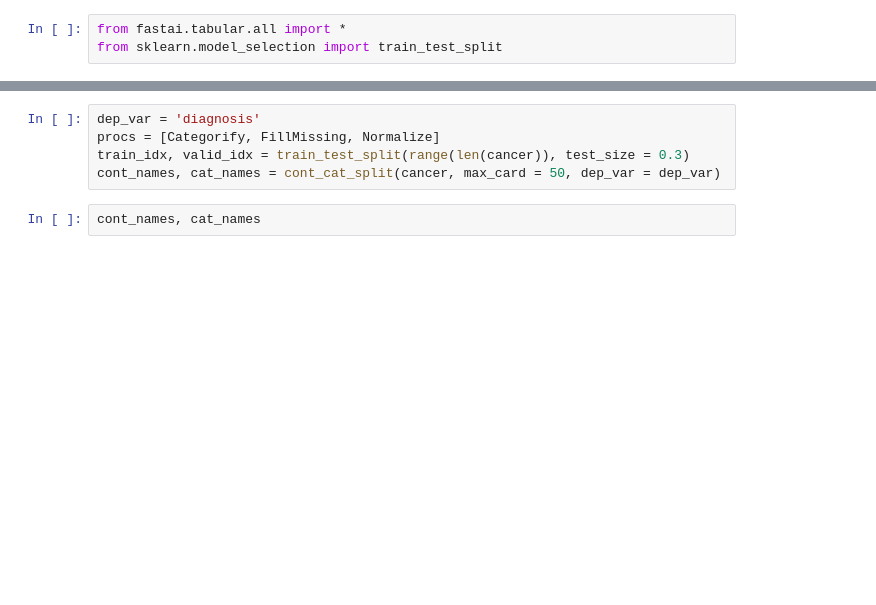
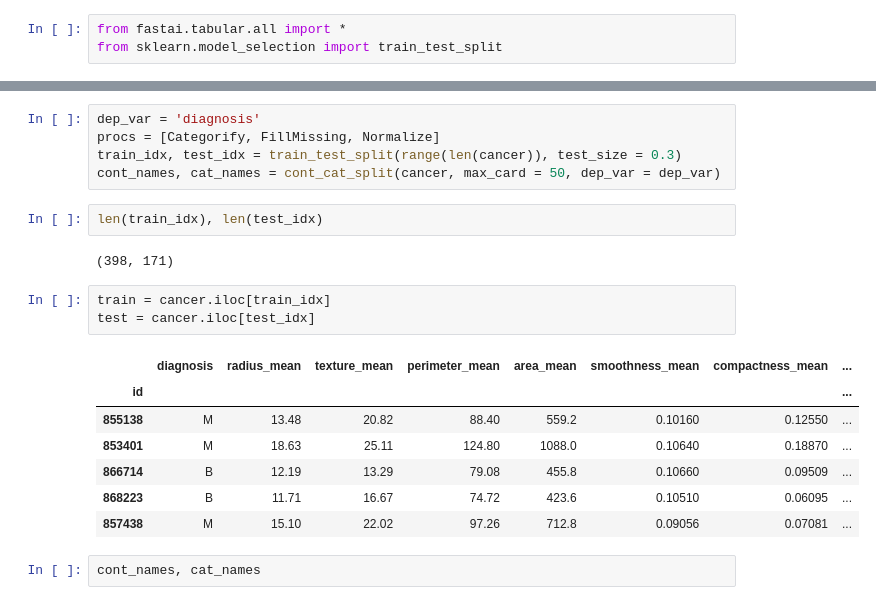
Before and after one commit to TokyoProgramming/Cancer_Predict, a Jupyter notebook: cancer_predict.ipynb, the cells around one changed output, grey strips where cells are left out. Cells and saved outputs as stored; diff of their text form; blank space fills up the shorter version.

```diff
--- a/cancer_predict.ipynb
+++ b/cancer_predict.ipynb
@@ -31,8 +34,23 @@ cancer.head()
 # %%
 dep_var = 'diagnosis'
 procs = [Categorify, FillMissing, Normalize]
-train_idx, valid_idx = train_test_split(range(len(cancer)), test_size = 0.3)
+train_idx, test_idx = train_test_split(range(len(cancer)), test_size = 0.3)
 cont_names, cat_names = cont_cat_split(cancer, max_card = 50, dep_var = dep_var)
+# %%
+len(train_idx), len(test_idx)
+# %% [output]
+(398, 171)
+# %%
+train = cancer.iloc[train_idx]
+test = cancer.iloc[test_idx]
+# %% [output]
+|  | diagnosis | radius_mean | texture_mean | perimeter_mean | area_mean | smoothness_mean | compactness_mean | ... |
+| id |  |  |  |  |  |  |  | ... |
+| 855138 | M | 13.48 | 20.82 | 88.40 | 559.2 | 0.10160 | 0.12550 | ... |
+| 853401 | M | 18.63 | 25.11 | 124.80 | 1088.0 | 0.10640 | 0.18870 | ... |
+| 866714 | B | 12.19 | 13.29 | 79.08 | 455.8 | 0.10660 | 0.09509 | ... |
+| 868223 | B | 11.71 | 16.67 | 74.72 | 423.6 | 0.10510 | 0.06095 | ... |
+| 857438 | M | 15.10 | 22.02 | 97.26 | 712.8 | 0.09056 | 0.07081 | ... |
 # %%
 cont_names, cat_names
 # %% [output]
```
Also changed, not shown: parts of 7 cells of this notebook.
